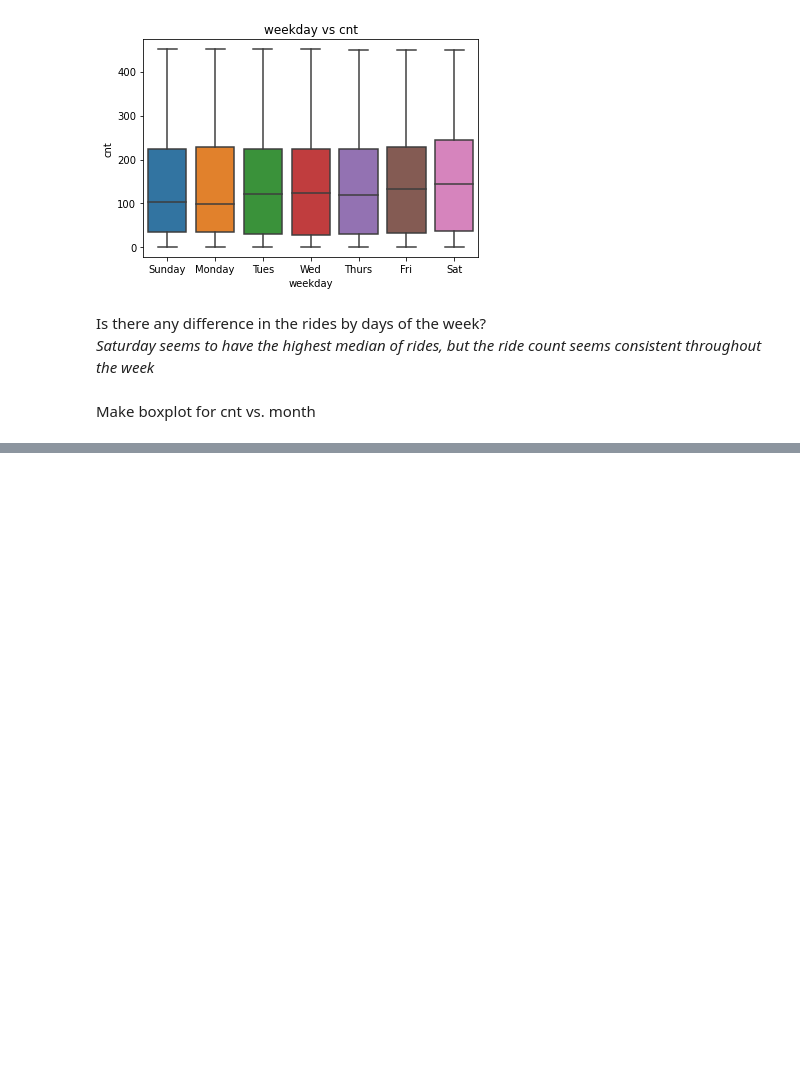
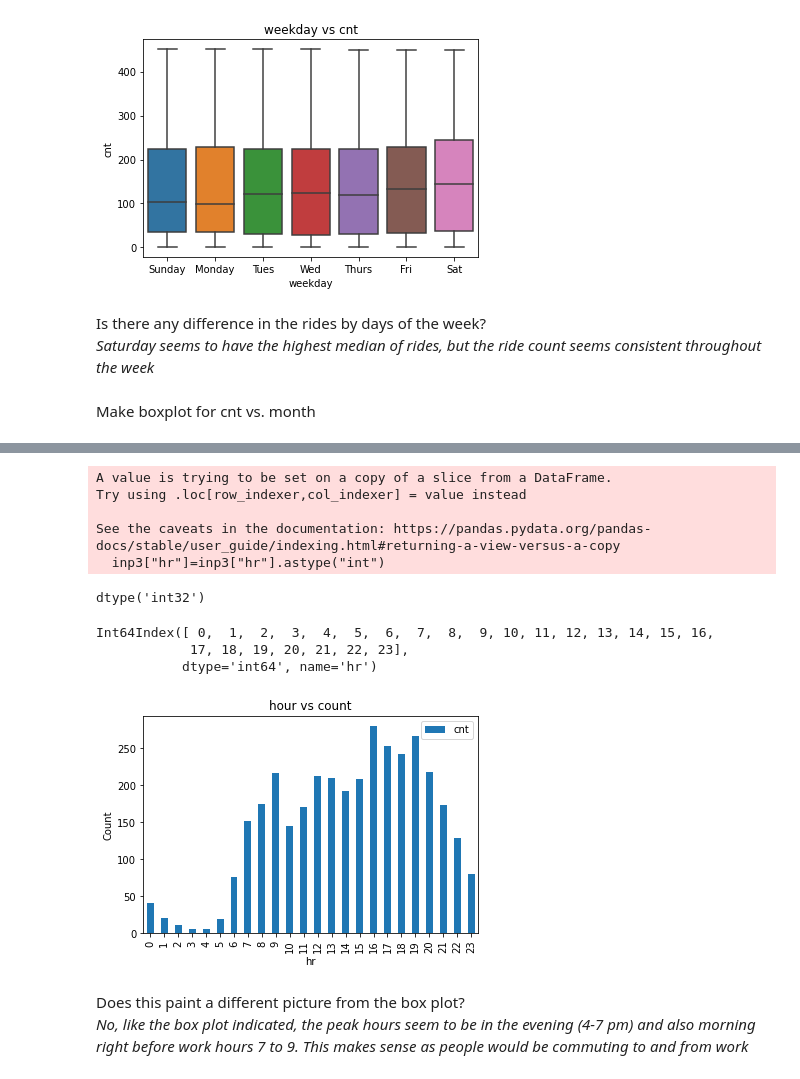
Before and after one commit to SaiVarad1/test, a Jupyter notebook: pythonStuff/simplilearn/Data_Analysis_and_Visualization_w_Python/Data_Analytics/L7_Practice_Project/Bike Sharing Demand Analysis.ipynb, the cells around one changed output, grey strips where cells are left out. Cells and saved outputs as stored; diff of their text form; code cells hidden in the pictures; blank space fills up the shorter version.

```diff
--- a/pythonStuff/simplilearn/Data_Analysis_and_Visualization_w_Python/Data_Analytics/L7_Practice_Project/Bike Sharing Demand Analysis.ipynb
+++ b/pythonStuff/simplilearn/Data_Analysis_and_Visualization_w_Python/Data_Analytics/L7_Practice_Project/Bike Sharing Demand Analysis.ipynb
@@ -387,0 +390,15 @@ winter season*
+# %%
+inp3=inp2[["cnt","hr"]]
+inp3["hr"]=inp3["hr"].astype("int")
+# %% [output]
+A value is trying to be set on a copy of a slice from a DataFrame.
+Try using .loc[row_indexer,col_indexer] = value instead
+
+See the caveats in the documentation: https://pandas.pydata.org/pandas-docs/stable/user_guide/indexing.html#returning-a-view-versus-a-copy
+  inp3["hr"]=inp3["hr"].astype("int")
+# %%
+grouped_inp3=inp3.groupby("hr").median()
+# %%
+inp3["hr"].dtype
+# %% [output]
+dtype('int32')
@@ -387,0 +407,17 @@ winter season*
+# %%
+grouped_inp3.index
+# %% [output]
+Int64Index([ 0,  1,  2,  3,  4,  5,  6,  7,  8,  9, 10, 11, 12, 13, 14, 15, 16,
+            17, 18, 19, 20, 21, 22, 23],
+           dtype='int64', name='hr')
+# %%
+grouped_inp3.plot(kind="bar")
+plt.title("hour vs count")
+plt.ylabel("Count")
+plt.show()
+# %% [output]
+[figure, added]
+# %% [markdown]
+Does this paint a different picture from the box plot?
+*No, like the box plot indicated, the peak hours seem to be in the evening (4-7 pm) and also morning right before
+work hours 7 to 9. This makes sense as people would be commuting to and from work*
```
Also changed, not shown: parts of 30 cells of this notebook.
